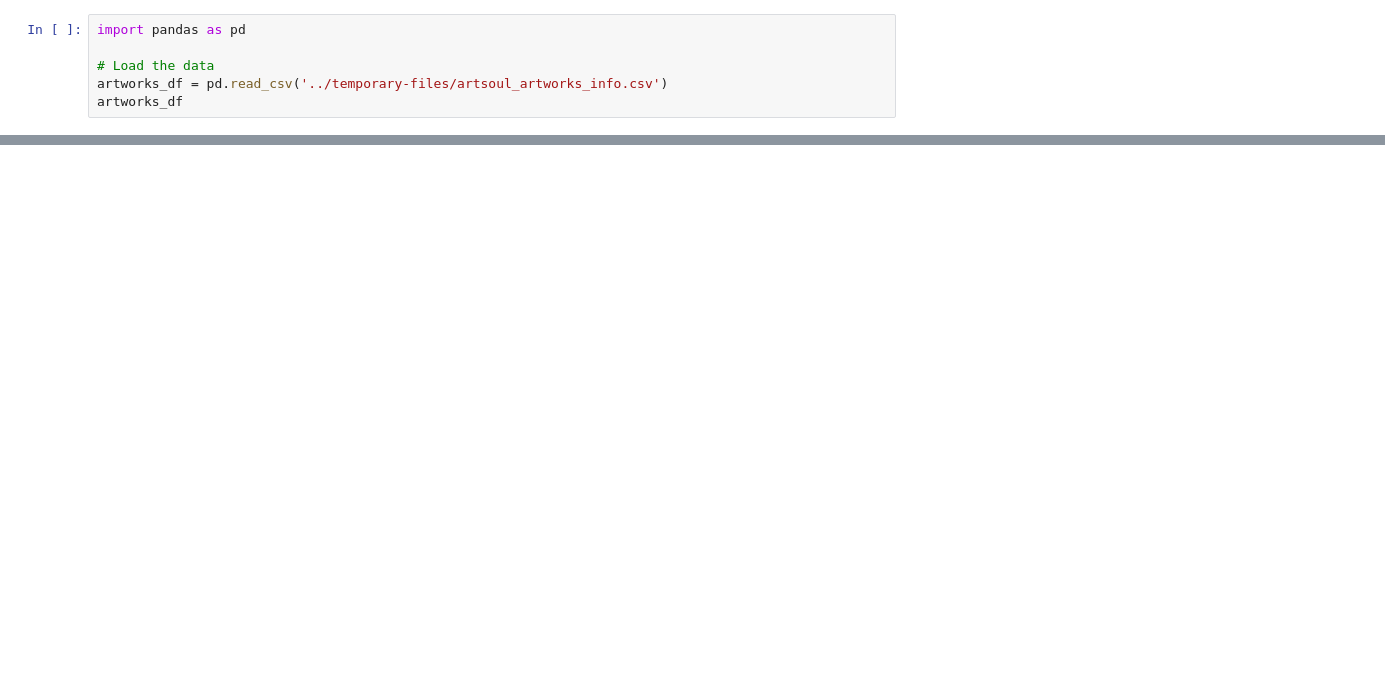
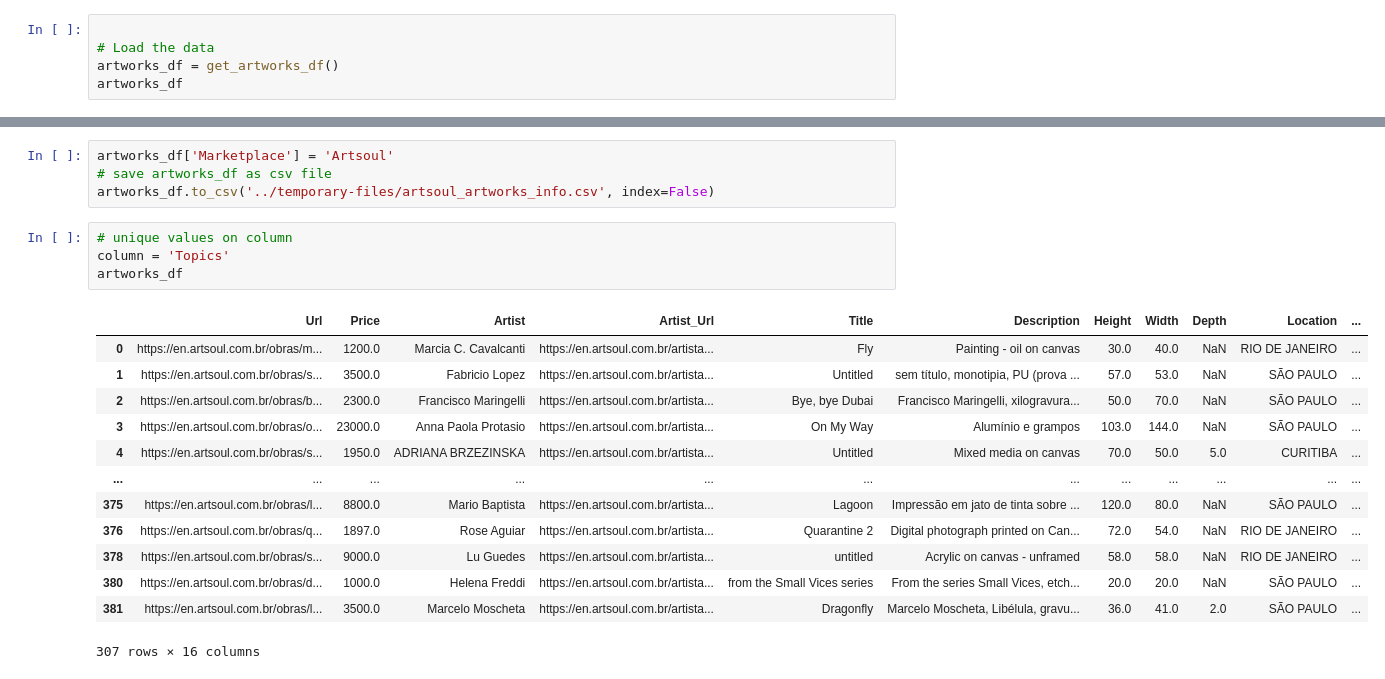
Before and after one commit to cryptogazzetta/Arte, a Jupyter notebook: analysis/artsoul_explore.ipynb, the cells around one changed output, grey strips where cells are left out. Drawn from its saved outputs; the diff is of its cells as text; blank space fills up the shorter version.

```diff
--- a/analysis/artsoul_explore.ipynb
+++ b/analysis/artsoul_explore.ipynb
@@ -1,7 +295,6 @@
 # %%
-import pandas as pd
 
 # Load the data
-artworks_df = pd.read_csv('../temporary-files/artsoul_artworks_info.csv')
+artworks_df = get_artworks_df()
 artworks_df
 # %% [output]
@@ -24,0 +318,22 @@ artworks_df
+# %%
+artworks_df['Marketplace'] = 'Artsoul'
+# save artworks_df as csv file
+artworks_df.to_csv('../temporary-files/artsoul_artworks_info.csv', index=False)
+# %%
+# unique values on column
+column = 'Topics'
+artworks_df
+# %% [output]
+|  | Url | Price | Artist | Artist_Url | Title | Description | Height | Width | Depth | Location | ... |
+| 0 | https://en.artsoul.com.br/obras/m... | 1200.0 | Marcia C. Cavalcanti | https://en.artsoul.com.br/artista... | Fly | Painting - oil on canvas | 30.0 | 40.0 | NaN | RIO DE JANEIRO | ... |
+| 1 | https://en.artsoul.com.br/obras/s... | 3500.0 | Fabricio Lopez | https://en.artsoul.com.br/artista... | Untitled | sem título, monotipia, PU (prova ... | 57.0 | 53.0 | NaN | SÃO PAULO | ... |
+| 2 | https://en.artsoul.com.br/obras/b... | 2300.0 | Francisco Maringelli | https://en.artsoul.com.br/artista... | Bye, bye Dubai | Francisco Maringelli, xilogravura... | 50.0 | 70.0 | NaN | SÃO PAULO | ... |
+| 3 | https://en.artsoul.com.br/obras/o... | 23000.0 | Anna Paola Protasio | https://en.artsoul.com.br/artista... | On My Way | Alumínio e grampos | 103.0 | 144.0 | NaN | SÃO PAULO | ... |
+| 4 | https://en.artsoul.com.br/obras/s... | 1950.0 | ADRIANA BRZEZINSKA | https://en.artsoul.com.br/artista... | Untitled | Mixed media on canvas | 70.0 | 50.0 | 5.0 | CURITIBA | ... |
+| ... | ... | ... | ... | ... | ... | ... | ... | ... | ... | ... | ... |
+| 375 | https://en.artsoul.com.br/obras/l... | 8800.0 | Mario Baptista | https://en.artsoul.com.br/artista... | Lagoon | Impressão em jato de tinta sobre ... | 120.0 | 80.0 | NaN | SÃO PAULO | ... |
+| 376 | https://en.artsoul.com.br/obras/q... | 1897.0 | Rose Aguiar | https://en.artsoul.com.br/artista... | Quarantine 2 | Digital photograph printed on Can... | 72.0 | 54.0 | NaN | RIO DE JANEIRO | ... |
+| 378 | https://en.artsoul.com.br/obras/s... | 9000.0 | Lu Guedes | https://en.artsoul.com.br/artista... | untitled | Acrylic on canvas - unframed | 58.0 | 58.0 | NaN | RIO DE JANEIRO | ... |
+| 380 | https://en.artsoul.com.br/obras/d... | 1000.0 | Helena Freddi | https://en.artsoul.com.br/artista... | from the Small Vices series | From the series Small Vices, etch... | 20.0 | 20.0 | NaN | SÃO PAULO | ... |
+| 381 | https://en.artsoul.com.br/obras/l... | 3500.0 | Marcelo Moscheta | https://en.artsoul.com.br/artista... | Dragonfly | Marcelo Moscheta, Libélula, gravu... | 36.0 | 41.0 | 2.0 | SÃO PAULO | ... |
+307 rows × 16 columns
```
Also changed, not shown: parts of 7 cells of this notebook, 14 other files.
